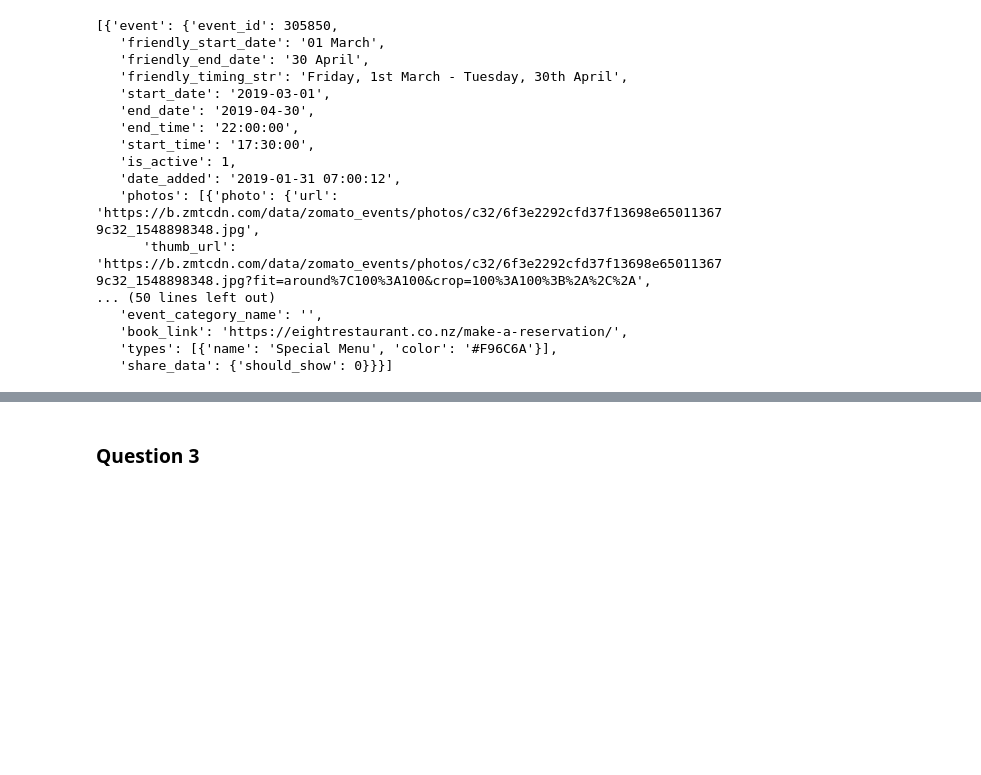
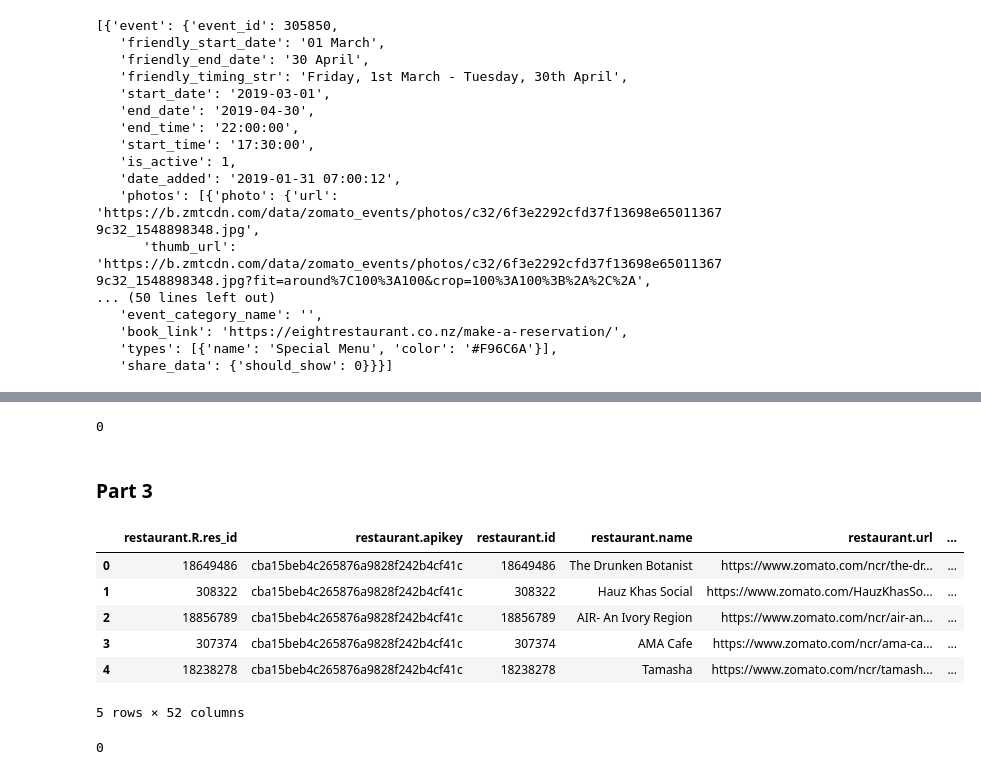
Before and after one commit to nestlecafe3in1/GovTech-Application, a Jupyter notebook: Application.ipynb, the cells around one changed output, grey strips where cells are left out. Cells and saved outputs as stored; diff of their text form; code cells hidden in the pictures; blank space fills up the shorter version.

Commit message:
Finishing part 3

```diff
--- a/Application.ipynb
+++ b/Application.ipynb
@@ -255,3 +316,11 @@ final_events_df = April2019_events_df.rename(columns=columns_to_rename)
+# %%
+"""
+To check duplicate values
+"""
+
+final_events_df.duplicated().sum()
+# %% [output]
+0
 # %%
 """
 Export final_events_df to CSV
@@ -263,2 +332,16 @@ final_events_df.to_csv(input(), index=False)
 # %% [markdown]
-### Question 3
+### Part 3
+# %%
+"""
+Preview of main_restaurant_df
+"""
+
+main_restaurant_df.head()
+# %% [output]
+|  | restaurant.R.res_id | restaurant.apikey | restaurant.id | restaurant.name | restaurant.url | ... |
+| 0 | 18649486 | cba15beb4c265876a9828f242b4cf41c | 18649486 | The Drunken Botanist | https://www.zomato.com/ncr/the-dr... | ... |
+| 1 | 308322 | cba15beb4c265876a9828f242b4cf41c | 308322 | Hauz Khas Social | https://www.zomato.com/HauzKhasSo... | ... |
+| 2 | 18856789 | cba15beb4c265876a9828f242b4cf41c | 18856789 | AIR- An Ivory Region | https://www.zomato.com/ncr/air-an... | ... |
+| 3 | 307374 | cba15beb4c265876a9828f242b4cf41c | 307374 | AMA Cafe | https://www.zomato.com/ncr/ama-ca... | ... |
+| 4 | 18238278 | cba15beb4c265876a9828f242b4cf41c | 18238278 | Tamasha | https://www.zomato.com/ncr/tamash... | ... |
+5 rows × 52 columns
@@ -264,0 +355,7 @@ final_events_df.to_csv(input(), index=False)
+# %%
+"""
+To check for null values in the aggregate rating column"""
+
+filtered_rating_df['restaurant.user_rating.aggregate_rating'].isna().sum()
+# %% [output]
+0
```
Also changed, not shown: parts of 19 cells of this notebook, 2 other files.
